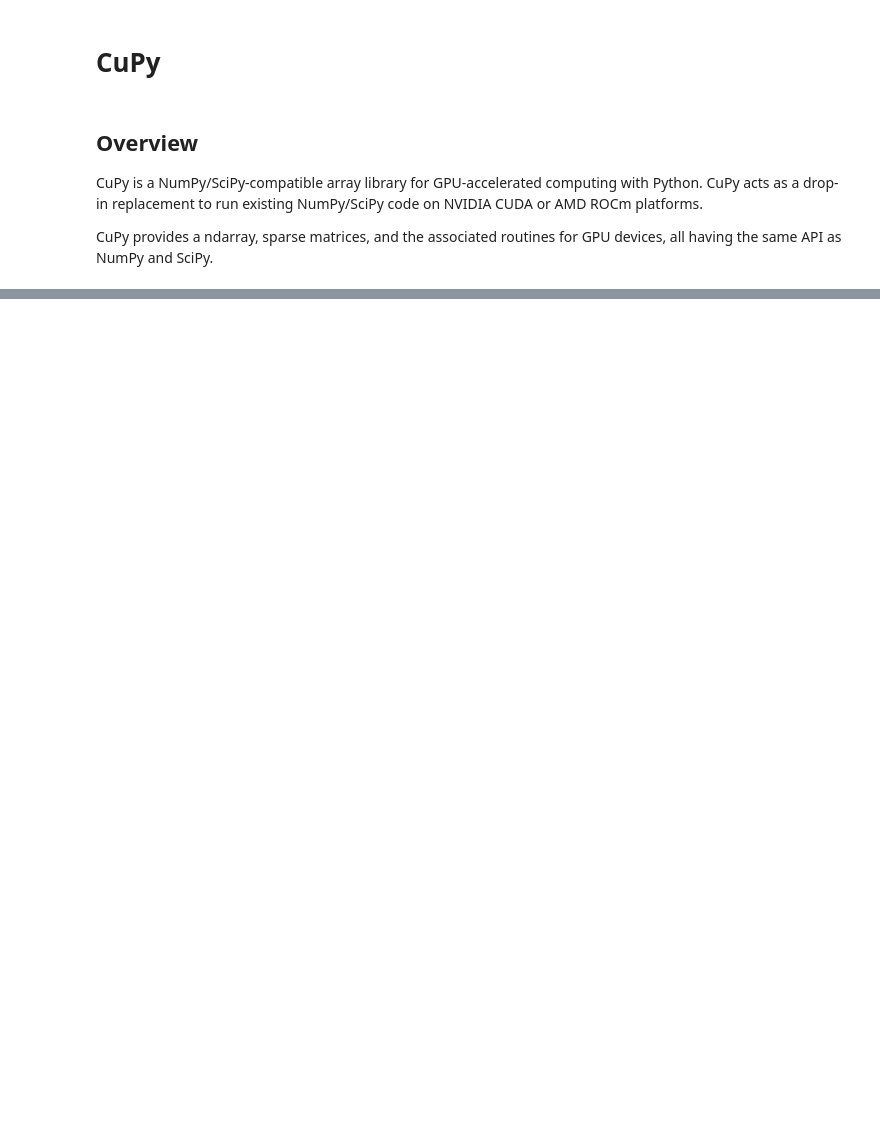
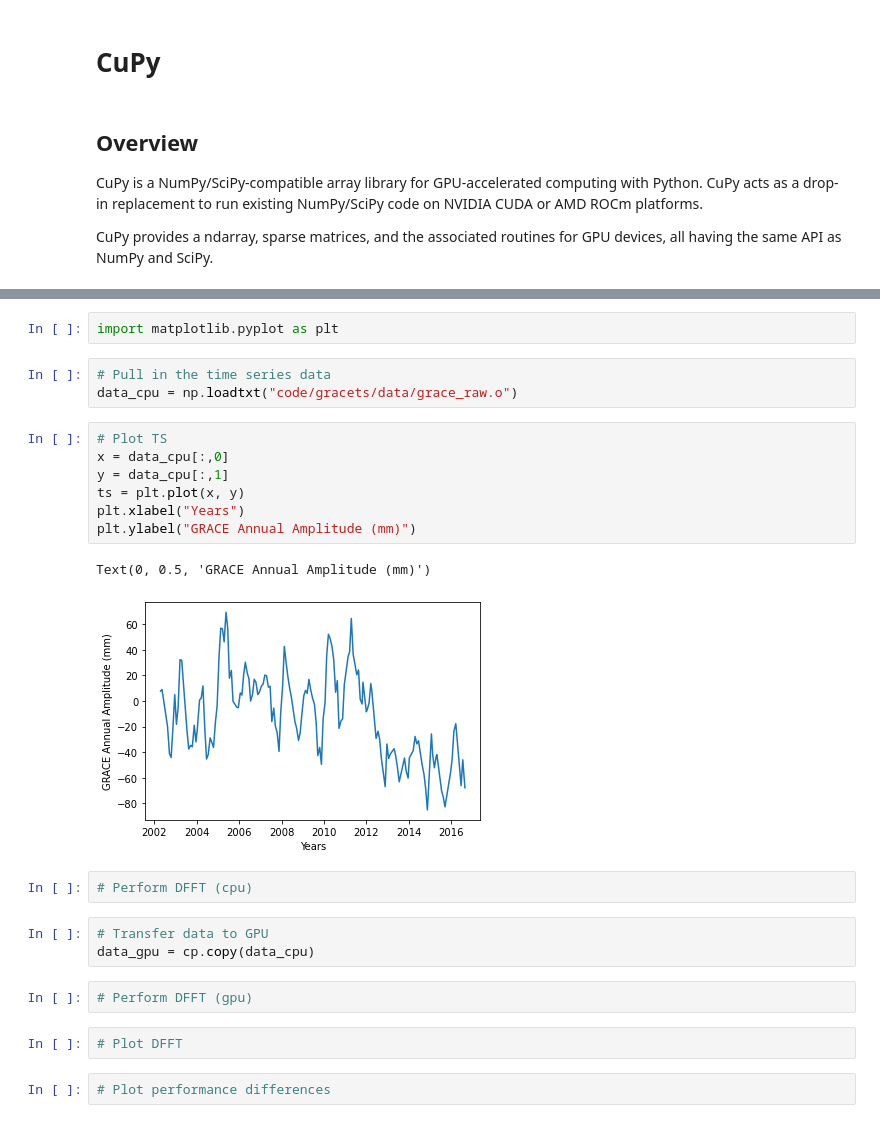
Before and after one commit to neumanbrett/GPU_workshop, a Jupyter notebook: 12_CuPyAndLegate/12_PythonGPU_py.ipynb, the cells around one changed output, grey strips where cells are left out. Cells and saved outputs as stored; diff of their text form; blank space fills up the shorter version.

```diff
--- a/12_CuPyAndLegate/12_PythonGPU_py.ipynb
+++ b/12_CuPyAndLegate/12_PythonGPU_py.ipynb
@@ -115,0 +220,26 @@ print(softplus(10))
+# %%
+import matplotlib.pyplot as plt
+# %%
+# Pull in the time series data
+data_cpu = np.loadtxt("code/gracets/data/grace_raw.o")
+# %%
+# Plot TS
+x = data_cpu[:,0]
+y = data_cpu[:,1]
+ts = plt.plot(x, y)
+plt.xlabel("Years")
+plt.ylabel("GRACE Annual Amplitude (mm)")
+# %% [output]
+Text(0, 0.5, 'GRACE Annual Amplitude (mm)')
+[figure, added]
+# %%
+# Perform DFFT (cpu)
+# %%
+# Transfer data to GPU
+data_gpu = cp.copy(data_cpu)
+# %%
+# Perform DFFT (gpu)
+# %%
+# Plot DFFT
+# %%
+# Plot performance differences
```
Also changed, not shown: parts of 58 cells of this notebook, 40 other files.
